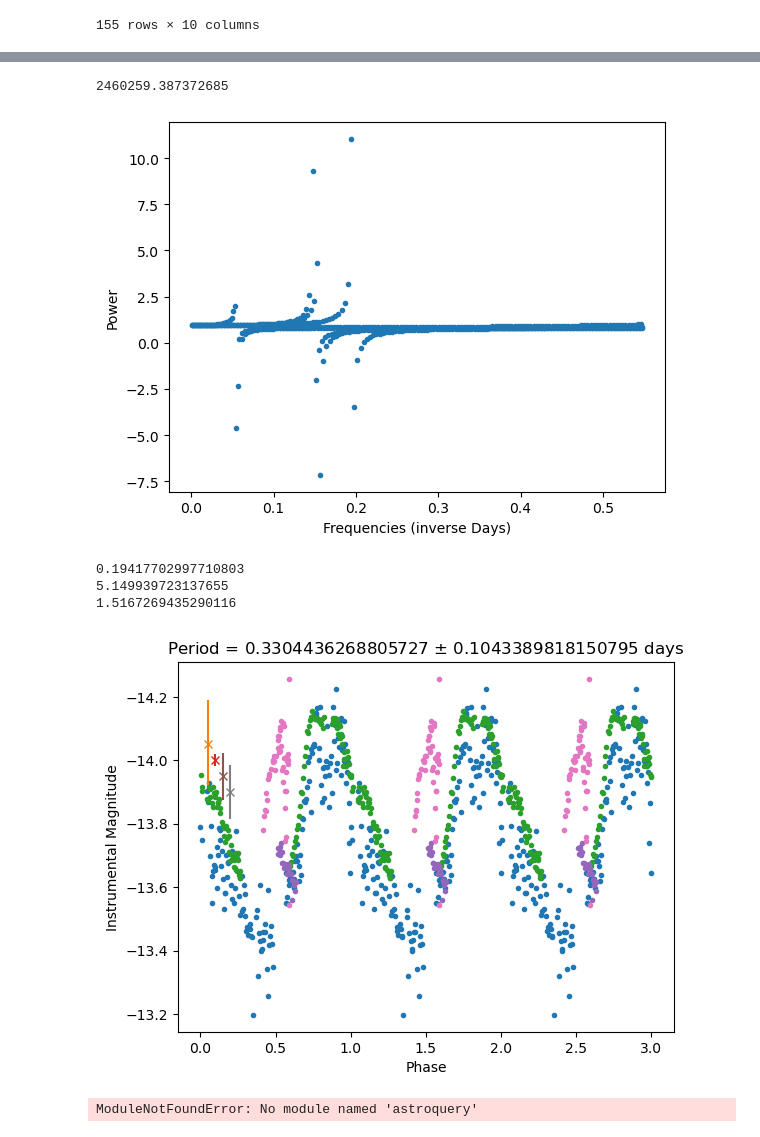
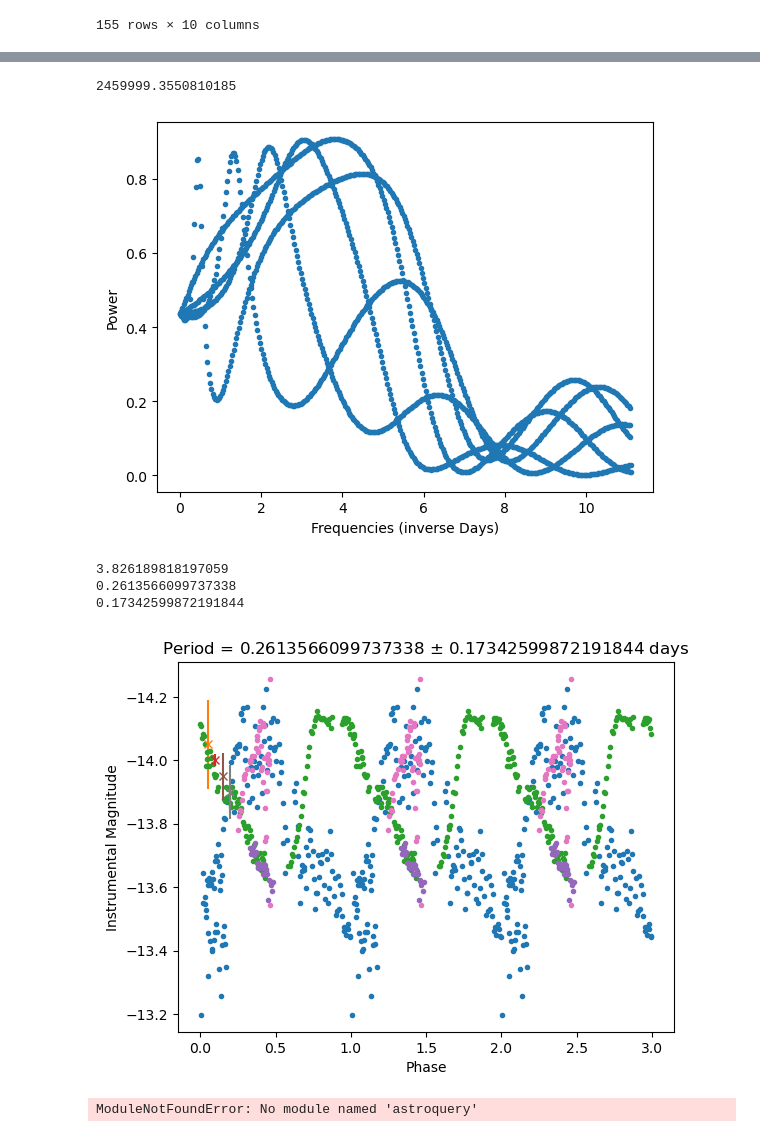
Before and after one commit to milliebutspace/MPhys-Code, a Jupyter notebook: Periodograms M.ipynb, the cells around one changed output, grey strips where cells are left out. Drawn from its saved outputs; the diff is of its cells as text; code cells hidden in the pictures.

```diff
--- a/Periodograms M.ipynb
+++ b/Periodograms M.ipynb
@@ -141,5 +141,5 @@ plt.show()
 # %%
-df_combined = pd.concat([feb_2023, nov_2023], axis=0)
+df_combined = pd.concat([jan_2023, feb_2023], axis=0)
 df_combined.reset_index()
 last_obs = get_julian_datetime(pd.to_datetime(df_combined['date_time'].max()))
 print(last_obs)
@@ -151,7 +151,7 @@ combined_error = df_combined['magnitude_error']
 
 time_frequencies, time_powers = LombScargle(combined_julian_times, combined_mags).autopower()
 # %% [output]
-2460259.387372685
+2459999.3550810185
 # %%
 plt.plot(time_frequencies, time_powers, marker='.', ls='None')
 # plt.title('LombScargle applied to Dec and Jan data')
@@ -159,7 +159,7 @@ plt.xlabel('Frequencies (inverse Days)')
 plt.ylabel('Power')
 plt.show()
 # %% [output]
-[figure, old version]
+[figure, new version]
 # %%
 #find maximum value
 mask = np.logical_and(time_frequencies>0, time_frequencies<14)
@@ -169,38 +169,38 @@ print(max_frequency)
 
 calculated_period = 1 / max_frequency
 print(calculated_period)
-unc = abs(1/0.15 - calculated_period)
+unc = abs(1/2.3 - calculated_period)
 print(unc)
 # %% [output]
-0.19417702997710803
-5.149939723137655
-1.5167269435290116
+3.826189818197059
+0.2613566099737338
+0.17342599872191844
 # %%
 phase_dec_new, mag_dec_new, error_dec_new = fold_lightcurve(dec_2022['julian_time'], dec_2022['corrected_magnitude'],
                                                 dec_2022['magnitude_error'], calculated_period)
 phase_jan_new, mag_jan_new, error_jan_new = fold_lightcurve(jan_2023['julian_time'], jan_2023['corrected_magnitude'],
                                                 jan_2023['magnitude_error'], calculated_period)
 phase_feb_new, mag_feb_new, error_feb_new = fold_lightcurve(feb_2023['julian_time'], feb_2023['corrected_magnitude'],
                                                 feb_2023['magnitude_error'], calculated_period)
 phase_nov_new, mag_nov_new, error_nov_new = fold_lightcurve(nov_2023['julian_time'], nov_2023['corrected_magnitude'],
                                                 nov_2023['magnitude_error'], calculated_period)
 
 plt.plot(phase_dec_new, mag_dec_new, marker='.', ls='None', zorder=1, label='dec_2022')
 plt.errorbar(0.05, -14.05, np.median(error_dec_new), marker='x', label='dec mean error')
 plt.plot(phase_jan_new, mag_jan_new, marker='.', ls='None', zorder=2, label='jan_2023')
 plt.errorbar(0.1, -14.0, np.median(error_jan_new), marker='x', label='jan mean error')
 plt.plot(phase_feb_new, mag_feb_new, marker='.', ls='None', zorder=3, label='feb_2023')
 plt.errorbar(0.15, -13.95, np.median(error_feb_new), marker='x', label='feb mean error')
 plt.plot(phase_nov_new, mag_nov_new, marker='.', ls='None', zorder=4, label='nov_2023')
 plt.errorbar(0.2, -13.9, np.median(error_nov_new), marker='x', label='nov mean error')
 plt.gca().invert_yaxis()
-plt.title(f'Period = {calculated_period} $\pm$ {pos_unc} days')
+plt.title(f'Period = {calculated_period} $\pm$ {unc} days')
 plt.xlabel('Phase')
 plt.ylabel('Instrumental Magnitude')
 # plt.legend()
 plt.show()
 # %% [output]
-[figure, old version]
+[figure, new version]
 # %%
 from astroquery.gaia import Gaia
 import pandas as pd
```
Also changed, not shown: parts of 4 cells of this notebook.
